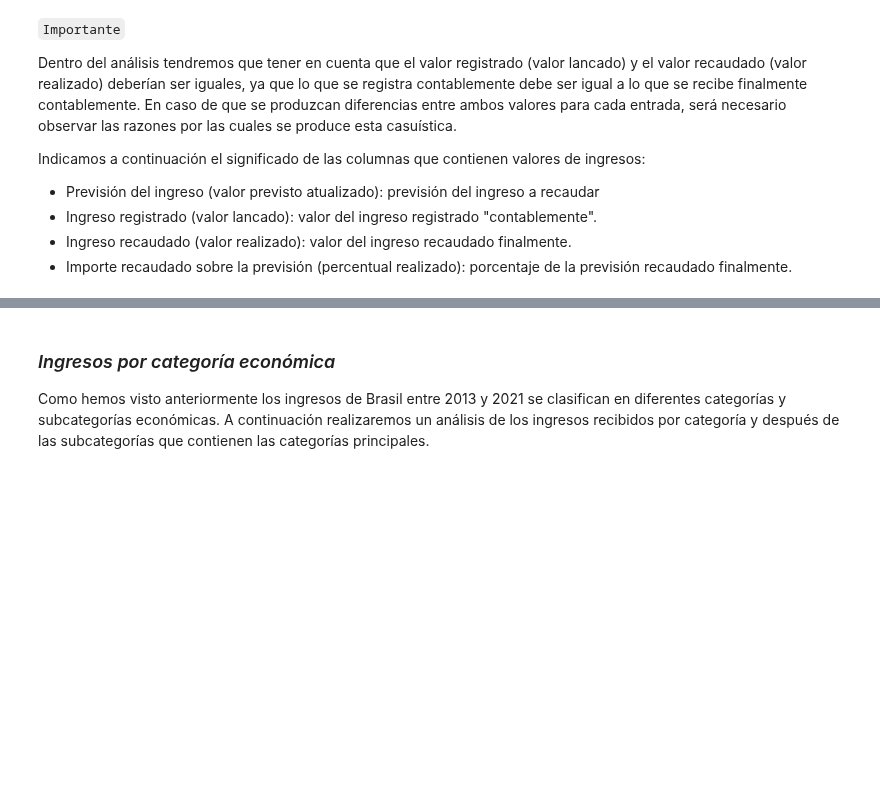
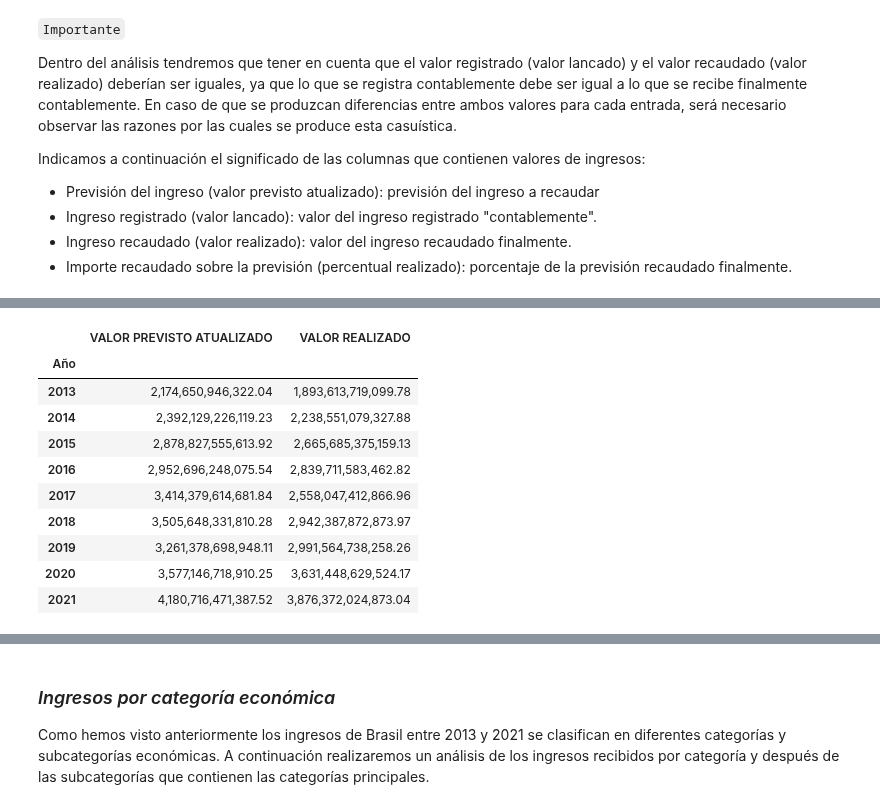
Before and after one commit to Gabijc/Proyecto2-Insights-Brasil, a Jupyter notebook: Análisis_categorías.ipynb, the cells around one changed output, grey strips where cells are left out. Saved outputs shown, nothing was run; the diff lists cells and outputs as text; code cells hidden in the pictures; blank space fills up the shorter version.

```diff
--- a/Análisis_categorías.ipynb
+++ b/Análisis_categorías.ipynb
@@ -27,0 +60,15 @@ datos_brasil.head(2)
+# %%
+df_agrupado = df_comp_recaudacion_prevision.groupby("Año")[["VALOR PREVISTO ATUALIZADO","VALOR REALIZADO"]].sum()
+df_agrupado
+# %% [output]
+|  | VALOR PREVISTO ATUALIZADO | VALOR REALIZADO |
+| Año |  |  |
+| 2013 | 2,174,650,946,322.04 | 1,893,613,719,099.78 |
+| 2014 | 2,392,129,226,119.23 | 2,238,551,079,327.88 |
+| 2015 | 2,878,827,555,613.92 | 2,665,685,375,159.13 |
+| 2016 | 2,952,696,248,075.54 | 2,839,711,583,462.82 |
+| 2017 | 3,414,379,614,681.84 | 2,558,047,412,866.96 |
+| 2018 | 3,505,648,331,810.28 | 2,942,387,872,873.97 |
+| 2019 | 3,261,378,698,948.11 | 2,991,564,738,258.26 |
+| 2020 | 3,577,146,718,910.25 | 3,631,448,629,524.17 |
+| 2021 | 4,180,716,471,387.52 | 3,876,372,024,873.04 |
```
Also changed, not shown: parts of 5 cells of this notebook.
